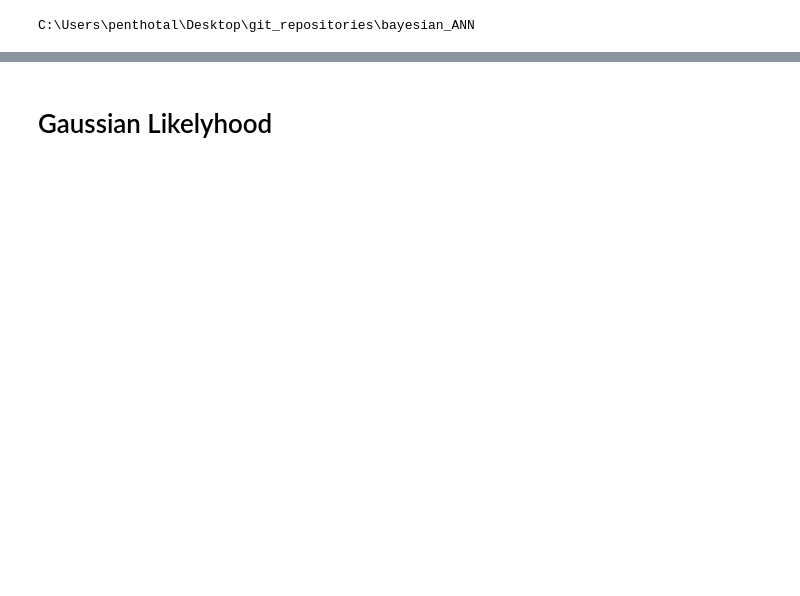
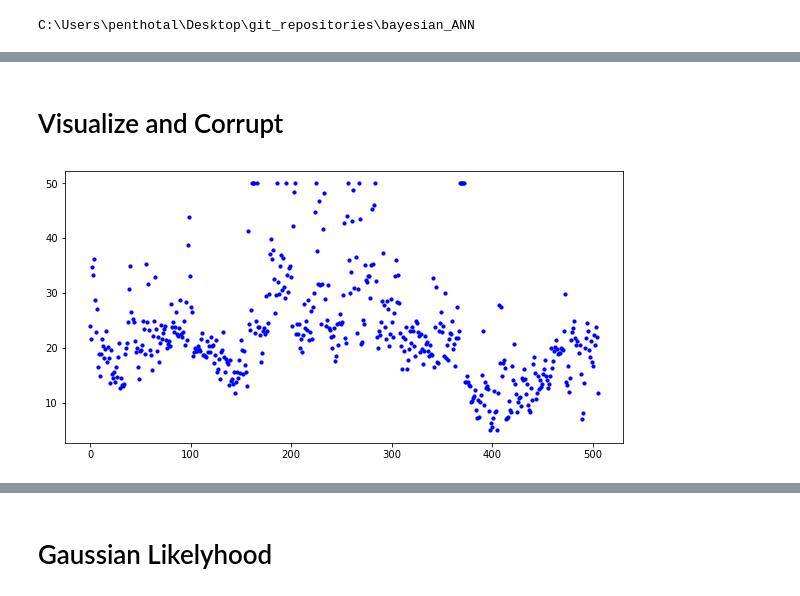
Before and after one commit to vb690/bayesian_ANN, a Jupyter notebook: notebooks/gaussian_student_regression.ipynb, the cells around one changed output, grey strips where cells are left out. Drawn from its saved outputs; the diff is of its cells as text; code cells hidden in the pictures; blank space fills up the shorter version.

Commit message:
Added corruption to student t notebook

```diff
--- a/notebooks/gaussian_student_regression.ipynb
+++ b/notebooks/gaussian_student_regression.ipynb
@@ -20,0 +21,15 @@ WARNING (theano.tensor.blas): Using NumPy C-API based implementation for BLAS fu
+# %% [markdown]
+# Visualize and Corrupt
+# %%
+X, y = load_boston(return_X_y=True)
+
+plt.figure(figsize=(10, 5))
+plt.scatter(
+    [i for i in range(len(y))],
+    y,
+    s=10,
+    c='b'
+)
+plt.show()
+# %% [output]
+[figure, added]
```
Also changed, not shown: parts of 6 cells of this notebook.
